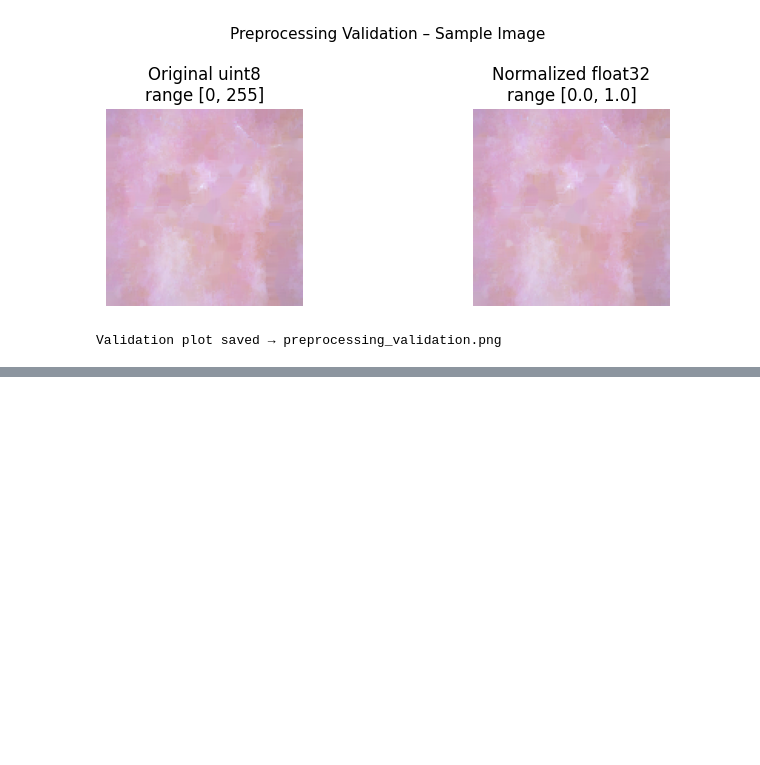
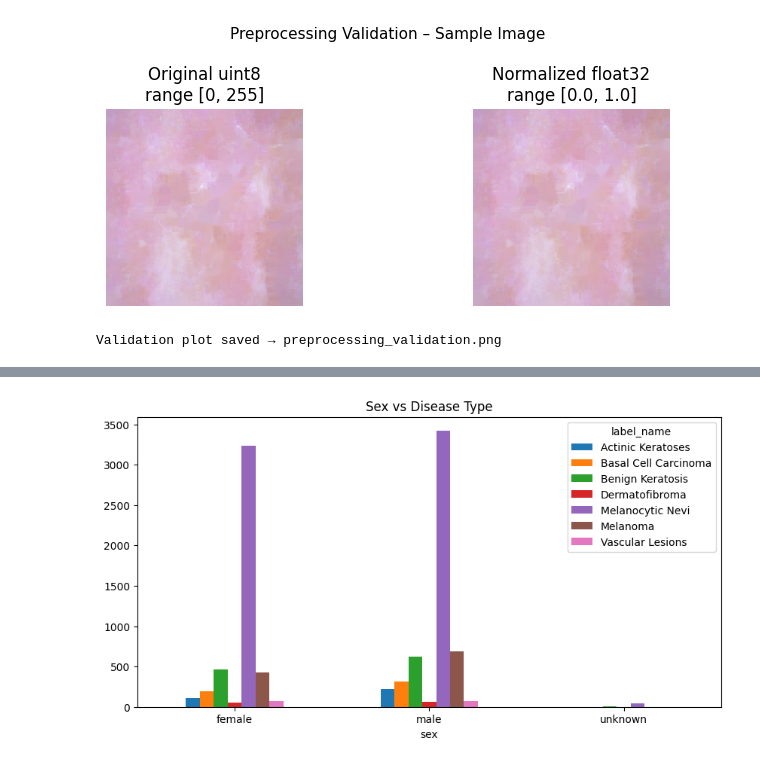
Before and after one commit to shiprachoubey540-bit/Skin-Lesion-Type-Classification-Using-Texture-and-Color-Features-with-SVM, a Jupyter notebook: data_preprocess_eda.ipynb, the cells around one changed output, grey strips where cells are left out. Saved outputs shown, nothing was run; the diff lists cells and outputs as text; code cells hidden in the pictures; blank space fills up the shorter version.

```diff
--- a/data_preprocess_eda.ipynb
+++ b/data_preprocess_eda.ipynb
@@ -262,0 +342,7 @@ Validation plot saved → preprocessing_validation.png
+# %%
+pd.crosstab(df['sex'], df['label_name']).plot(kind='bar', figsize=(10,5))
+plt.title("Sex vs Disease Type")
+plt.xticks(rotation=0)
+plt.show()
+# %% [output]
+[figure, added]
```
Also changed, not shown: parts of 12 cells of this notebook.
